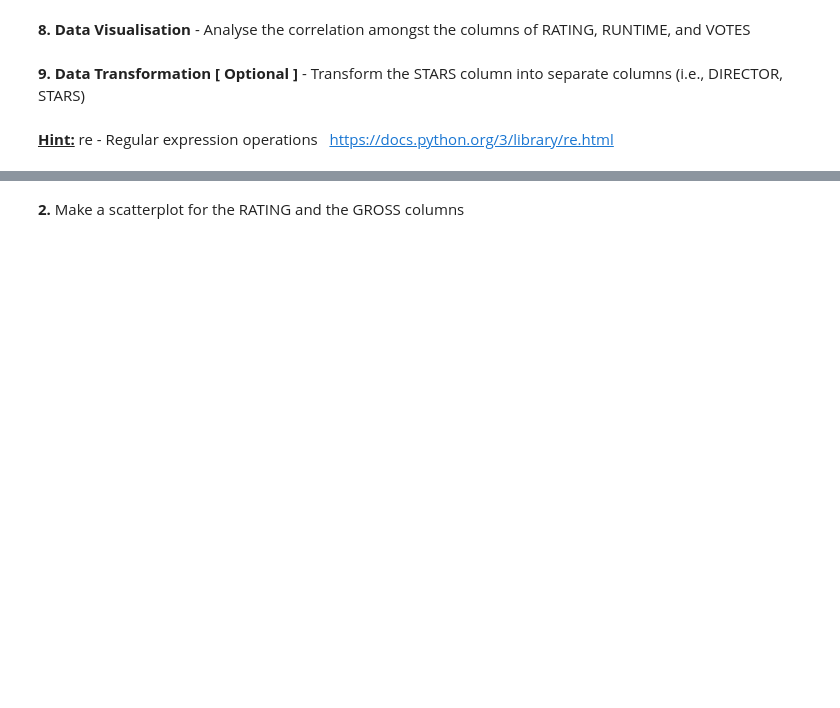
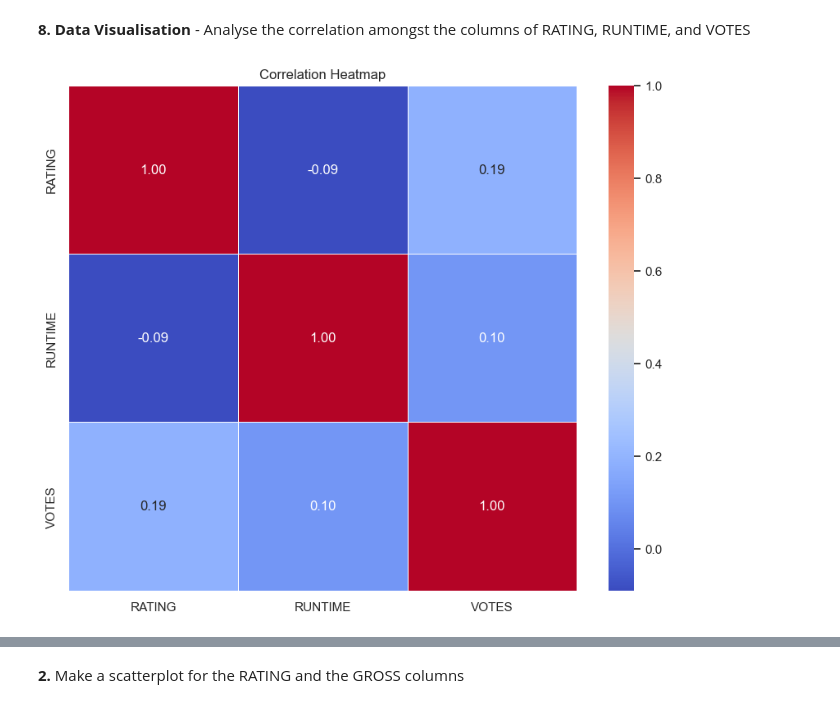
Before and after one commit to ol287/Learning-from-data, a Jupyter notebook: Workshop2.ipynb, the cells around one changed output, grey strips where cells are left out. Saved outputs shown, nothing was run; the diff lists cells and outputs as text; code cells hidden in the pictures; blank space fills up the shorter version.

```diff
--- a/Workshop2.ipynb
+++ b/Workshop2.ipynb
@@ -50,2 +116,8 @@ Upon completion of this workshop session, you will be able to:
 # %%
 # remove the NaN data items
+# (~) bitwise NOT of NAN entries
+df =  df[~filt]
+# or
+# df = df.drop(df[filt].index)
+
+df.shape
@@ -52,4 +126,16 @@ Upon completion of this workshop session, you will be able to:
 # %% [markdown]
 **5. Data Transformation** - Transform the features in columns that include '\n'<br> &nbsp; &nbsp; <u>**Hint:**</u> Python String replace() Method
+# %%
+df['GENRE'] = df['GENRE'].str.replace('\n', '')
+df['STARS'] = df['STARS'].str.strip()
+df['STARS'] = df['STARS'].str.replace('\n', '')
+df['YEAR'] = df['YEAR'].str.replace('\n', '')
+df['VOTES'] = df['VOTES'].str.replace('\n', '')
 # %% [markdown]
 **6. Data Transformation** - Remove commas and convert the VOTES column to numeric
+# %%
+df['VOTES'] = df['VOTES'].str.replace(',', '').astype(float)
+
+# Fill missing "Votes" with the mean of "Votes" for movies with the same "Rating"
+df['VOTES'].fillna(df.groupby('RATING')['VOTES'].transform('mean'), inplace=True)
+df.isnull().sum()
@@ -67,3 +236,15 @@ Upon completion of this workshop session, you will be able to:
 **8. Data Visualisation** - Analyse the correlation amongst the columns of RATING, RUNTIME, and VOTES
 # %%
 # get the correlation matrix of these three columns
+df_insights = df[['RATING', 'RUNTIME',"VOTES"]]
+df_insights.describe()
+
+correlation_matrix = df_insights.corr()
+
+# create a heatmap
+plt.figure(figsize=(10, 8))  # Adjust the figure size as needed
+sns.heatmap(correlation_matrix, annot=True, cmap='coolwarm', fmt=".2f", linewidths=0.5)
+plt.title("Correlation Heatmap")
+plt.show()
+# %% [output]
+[figure, added]
@@ -72,2 +250,0 @@ Upon completion of this workshop session, you will be able to:
-# %% [markdown]
-**9. Data Transformation [ Optional ]** - Transform the STARS column into separate columns (i.e., DIRECTOR, STARS)
@@ -76,2 +250,0 @@ Upon completion of this workshop session, you will be able to:
-# %% [markdown]
-<u>**Hint:**</u> re - Regular expression operations &nbsp; https://docs.python.org/3/library/re.html <br>
```
Also changed, not shown: parts of 46 cells of this notebook.
